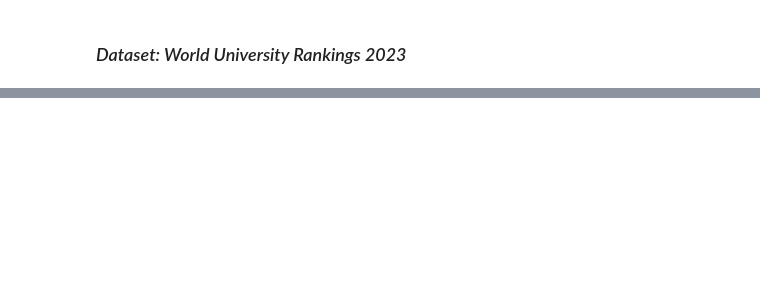
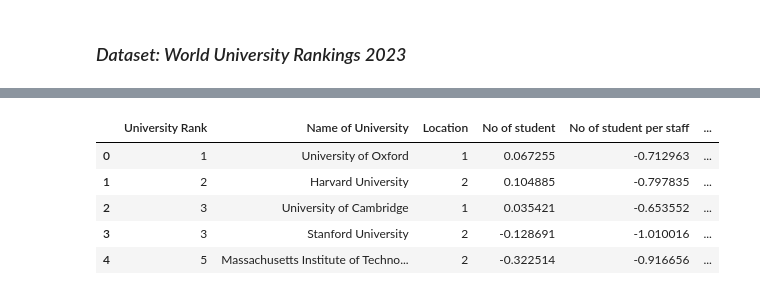
Before and after one commit to JuanFZ/miner-aJLFA, a Jupyter notebook: quiz1.ipynb, the cells around one changed output, grey strips where cells are left out. Drawn from its saved outputs; the diff is of its cells as text; code cells hidden in the pictures; blank space fills up the shorter version.

```diff
--- a/quiz1.ipynb
+++ b/quiz1.ipynb
@@ -222,0 +132,18 @@ plt.show()
+# %%
+
+if df[cols['inter_students_p']].dtype != 'object':
+    df[cols['inter_students_p']] = df[cols['inter_students_p']].astype(str)
+
+df[cols['inter_students_p']] = df[cols['inter_students_p']].str.replace(',', '', regex=True).str.replace(' ', '', regex=True).str.replace('%', '', regex=True)
+df[cols['inter_students_p']] = pd.to_numeric(df[cols['inter_students_p']], errors='coerce')
+df[cols['inter_students_p']] = df[cols['inter_students_p']].fillna(df[cols['inter_students_p']].median())
+df[cols['inter_students_p']] = (df[cols['inter_students_p']] - df[cols['inter_students_p']].mean()) / df[cols['inter_students_p']].std()
+
+df.head()
+# %% [output]
+|  | University Rank | Name of University | Location | No of student | No of student per staff | ... |
+| 0 | 1 | University of Oxford | 1 | 0.067255 | -0.712963 | ... |
+| 1 | 2 | Harvard University | 2 | 0.104885 | -0.797835 | ... |
+| 2 | 3 | University of Cambridge | 1 | 0.035421 | -0.653552 | ... |
+| 3 | 3 | Stanford University | 2 | -0.128691 | -1.010016 | ... |
+| 4 | 5 | Massachusetts Institute of Techno... | 2 | -0.322514 | -0.916656 | ... |
```
Also changed, not shown: parts of 24 cells of this notebook, 1 other file.
